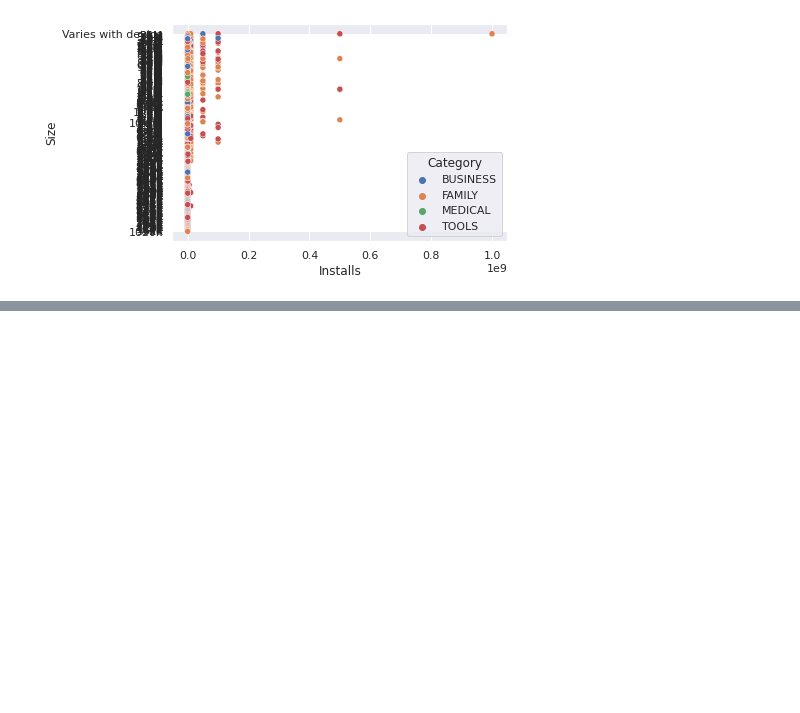
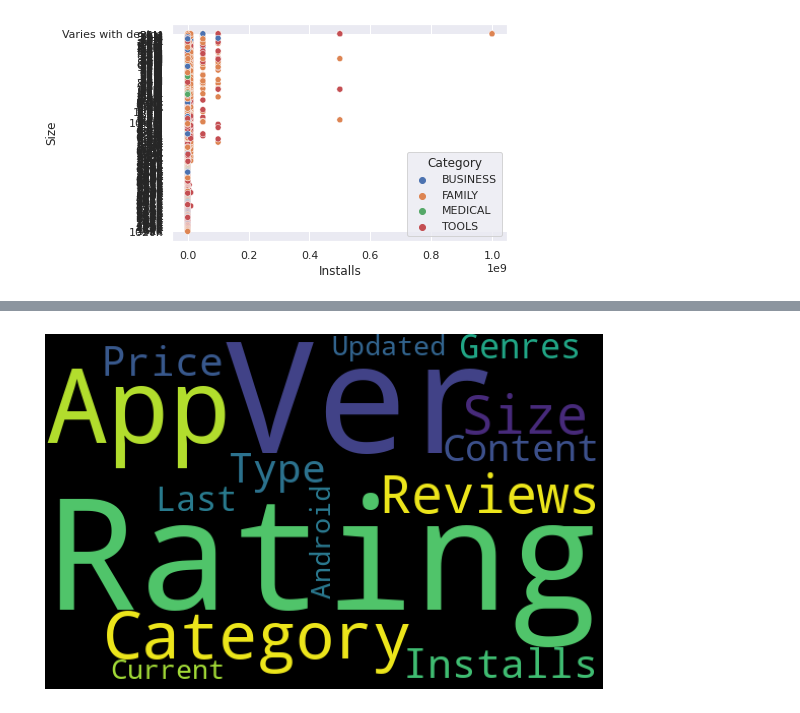
Before and after one commit to sanjaymkr/Google_Play_Store_Data_Analysis, a Jupyter notebook: Sanjay_Kumar_Google_Play_Store_Review.ipynb, the cells around one changed output, grey strips where cells are left out. Drawn from its saved outputs; the diff is of its cells as text; code cells hidden in the pictures; blank space fills up the shorter version.

```diff
--- a/Sanjay_Kumar_Google_Play_Store_Review.ipynb
+++ b/Sanjay_Kumar_Google_Play_Store_Review.ipynb
@@ -528,0 +537,14 @@ g = sns.scatterplot(y='Size',x='Installs',hue = 'Category',data=play_store[play_
+# %%
+plt.subplots(figsize=(10,10))
+wordcloud = WordCloud(
+                      background_color='black',
+                      width=550,
+                      height=350
+).generate(" ".join(play_store))
+plt.imshow(wordcloud)
+plt.axis('off')
+plt.savefig('graph.png')
+
+plt.show()
+# %% [output]
+[figure, added]
```
Also changed, not shown: parts of 13 cells of this notebook.
